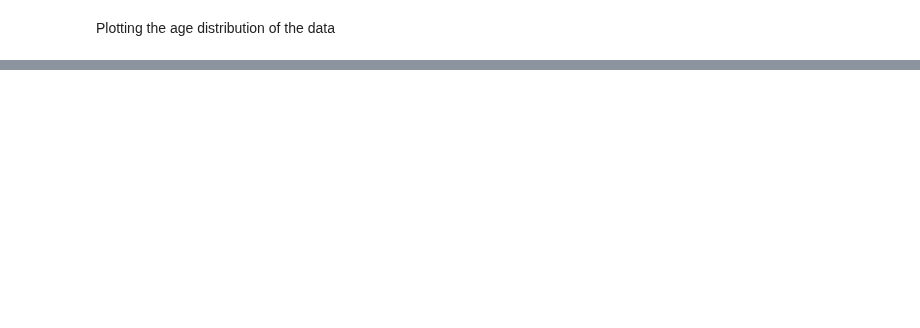
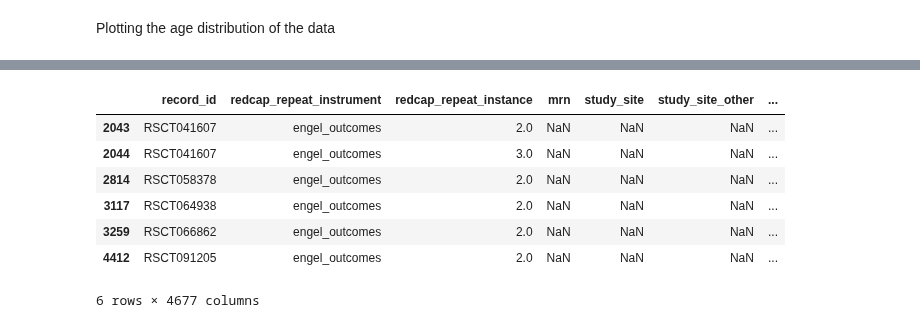
Before and after one commit to AmauryPelzer/Engel-outcome-prediction, a Jupyter notebook: notebooks/1. preprocessing/preprocessing.ipynb, the cells around one changed output, grey strips where cells are left out. Drawn from its saved outputs; the diff is of its cells as text; code cells hidden in the pictures; blank space fills up the shorter version.

```diff
--- a/notebooks/1. preprocessing/preprocessing.ipynb
+++ b/notebooks/1. preprocessing/preprocessing.ipynb
@@ -37,0 +57,12 @@ Name: sex_gender, dtype: int64
+# %%
+# Print patients with multiple Engel outcomes
+df_engel[df_engel['record_id'].duplicated()]
+# %% [output]
+|  | record_id | redcap_repeat_instrument | redcap_repeat_instance | mrn | study_site | study_site_other | ... |
+| 2043 | RSCT041607 | engel_outcomes | 2.0 | NaN | NaN | NaN | ... |
+| 2044 | RSCT041607 | engel_outcomes | 3.0 | NaN | NaN | NaN | ... |
+| 2814 | RSCT058378 | engel_outcomes | 2.0 | NaN | NaN | NaN | ... |
+| 3117 | RSCT064938 | engel_outcomes | 2.0 | NaN | NaN | NaN | ... |
+| 3259 | RSCT066862 | engel_outcomes | 2.0 | NaN | NaN | NaN | ... |
+| 4412 | RSCT091205 | engel_outcomes | 2.0 | NaN | NaN | NaN | ... |
+6 rows × 4677 columns
```
Also changed, not shown: parts of 10 cells of this notebook.
